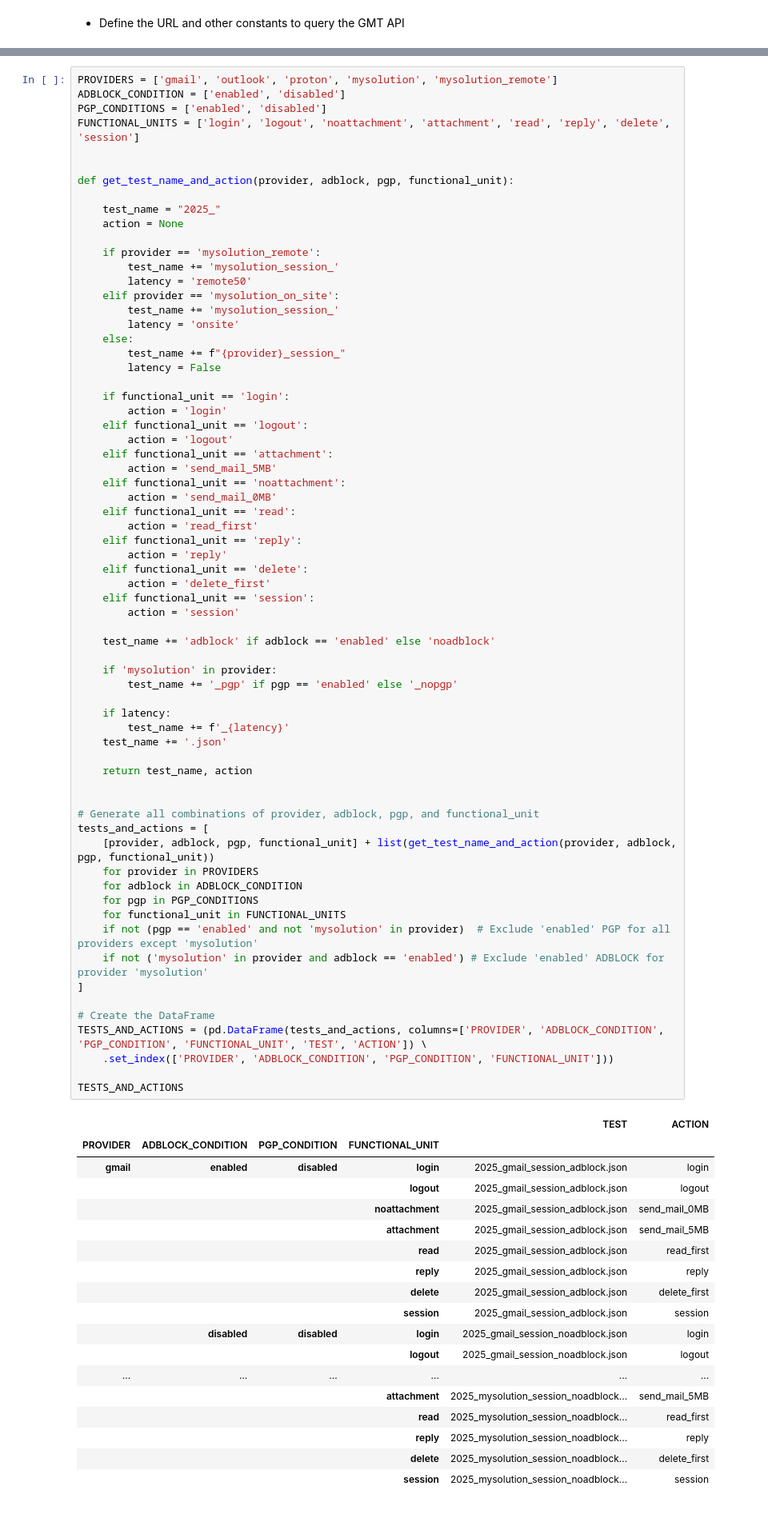
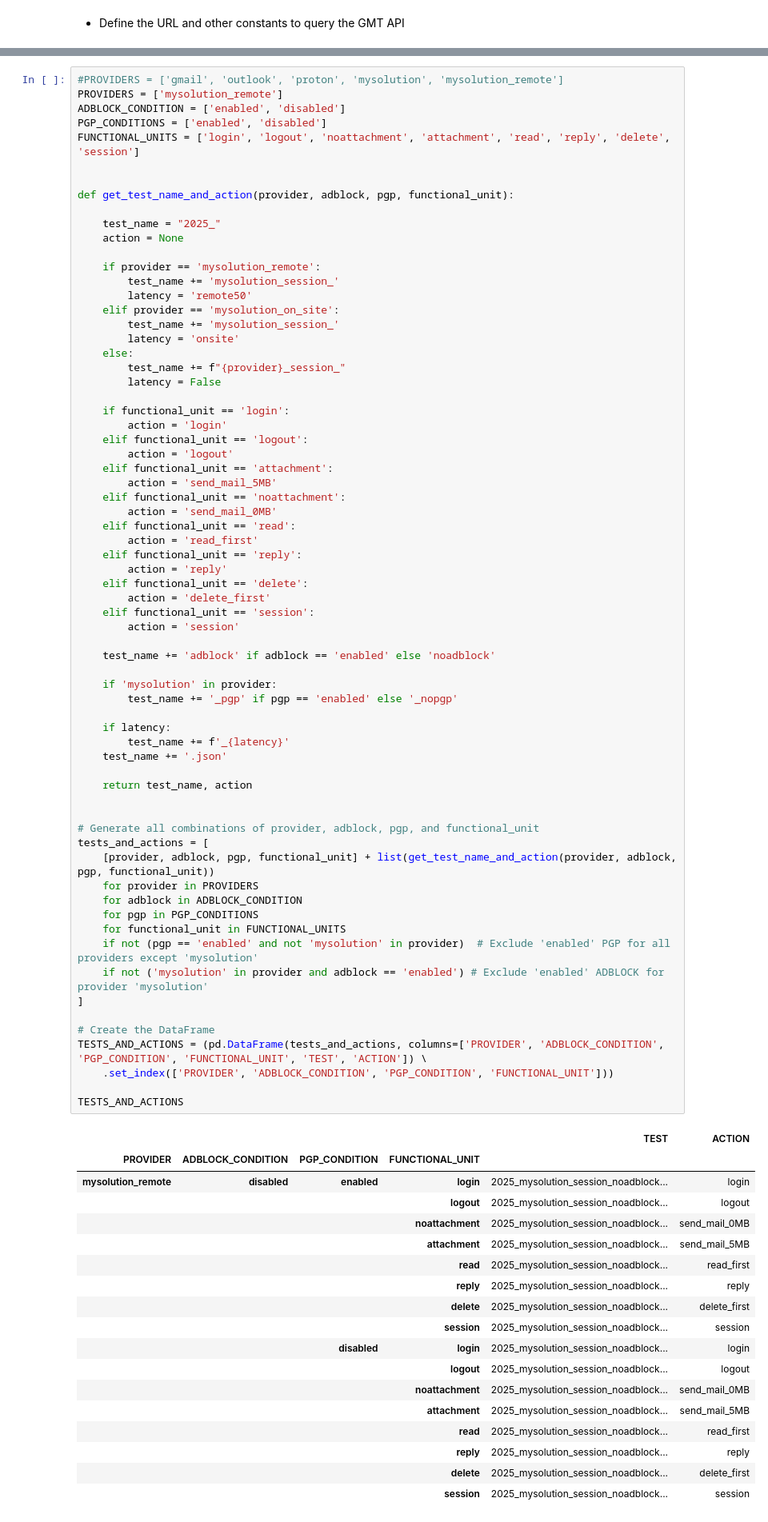
Before and after one commit to ReSP-Lab/2024-loco-security-sustainability-artifact, a Jupyter notebook: notebook/2025_data_preprocessing.ipynb, the cells around one changed output, grey strips where cells are left out. Shown at 80% size. Drawn from its saved outputs; the diff is of its cells as text.

Commit message:
data analysis with new data for remote self hosted solution

```diff
--- a/notebook/2025_data_preprocessing.ipynb
+++ b/notebook/2025_data_preprocessing.ipynb
@@ -142,7 +142,8 @@ def get_measurements(id):
 
     - Considering the 'attachment' functional unit (i.e., send with attachment file) for the 'mysolution' provider with adblock disabled and PGP enabled, we look up the entry `['mysolution', 'disabled', 'enabled', 'attachment']`. This entry directs us to the test name `'2025_mysolution_session_nopgp.json'` and specifies the action to monitor: `'send_mail_5MB'`.
 # %%
-PROVIDERS = ['gmail', 'outlook', 'proton', 'mysolution', 'mysolution_remote']
+#PROVIDERS = ['gmail', 'outlook', 'proton', 'mysolution', 'mysolution_remote']
+PROVIDERS = ['mysolution_remote']
 ADBLOCK_CONDITION = ['enabled', 'disabled']
 PGP_CONDITIONS = ['enabled', 'disabled']
 FUNCTIONAL_UNITS = ['login', 'logout', 'noattachment', 'attachment', 'read', 'reply', 'delete', 'session']
@@ -184,49 +185,49 @@ def get_test_name_and_action(provider, adblock, pgp, functional_unit):
 
     if 'mysolution' in provider:
         test_name += '_pgp' if pgp == 'enabled' else '_nopgp'
 
     if latency:
         test_name += f'_{latency}'
     test_name += '.json'
 
     return test_name, action
 
 
 # Generate all combinations of provider, adblock, pgp, and functional_unit
 tests_and_actions = [
     [provider, adblock, pgp, functional_unit] + list(get_test_name_and_action(provider, adblock, pgp, functional_unit))
     for provider in PROVIDERS
     for adblock in ADBLOCK_CONDITION
     for pgp in PGP_CONDITIONS
     for functional_unit in FUNCTIONAL_UNITS
     if not (pgp == 'enabled' and not 'mysolution' in provider)  # Exclude 'enabled' PGP for all providers except 'mysolution'
     if not ('mysolution' in provider and adblock == 'enabled') # Exclude 'enabled' ADBLOCK for provider 'mysolution'
 ]
 
 # Create the DataFrame
 TESTS_AND_ACTIONS = (pd.DataFrame(tests_and_actions, columns=['PROVIDER', 'ADBLOCK_CONDITION', 'PGP_CONDITION', 'FUNCTIONAL_UNIT', 'TEST', 'ACTION']) \
     .set_index(['PROVIDER', 'ADBLOCK_CONDITION', 'PGP_CONDITION', 'FUNCTIONAL_UNIT']))
 
 TESTS_AND_ACTIONS
 # %% [output]
 |  |  |  |  | TEST | ACTION |
 | PROVIDER | ADBLOCK_CONDITION | PGP_CONDITION | FUNCTIONAL_UNIT |  |  |
-| gmail | enabled | disabled | login | 2025_gmail_session_adblock.json | login |
-|  |  |  | logout | 2025_gmail_session_adblock.json | logout |
-|  |  |  | noattachment | 2025_gmail_session_adblock.json | send_mail_0MB |
-|  |  |  | attachment | 2025_gmail_session_adblock.json | send_mail_5MB |
-|  |  |  | read | 2025_gmail_session_adblock.json | read_first |
-|  |  |  | reply | 2025_gmail_session_adblock.json | reply |
-|  |  |  | delete | 2025_gmail_session_adblock.json | delete_first |
-|  |  |  | session | 2025_gmail_session_adblock.json | session |
-|  | disabled | disabled | login | 2025_gmail_session_noadblock.json | login |
-|  |  |  | logout | 2025_gmail_session_noadblock.json | logout |
-| ... | ... | ... | ... | ... | ... |
+| mysolution_remote | disabled | enabled | login | 2025_mysolution_session_noadblock... | login |
+|  |  |  | logout | 2025_mysolution_session_noadblock... | logout |
+|  |  |  | noattachment | 2025_mysolution_session_noadblock... | send_mail_0MB |
 |  |  |  | attachment | 2025_mysolution_session_noadblock... | send_mail_5MB |
 |  |  |  | read | 2025_mysolution_session_noadblock... | read_first |
 |  |  |  | reply | 2025_mysolution_session_noadblock... | reply |
 |  |  |  | delete | 2025_mysolution_session_noadblock... | delete_first |
 |  |  |  | session | 2025_mysolution_session_noadblock... | session |
+|  |  | disabled | login | 2025_mysolution_session_noadblock... | login |
+|  |  |  | logout | 2025_mysolution_session_noadblock... | logout |
+|  |  |  | noattachment | 2025_mysolution_session_noadblock... | send_mail_0MB |
+|  |  |  | attachment | 2025_mysolution_session_noadblock... | send_mail_5MB |
+|  |  |  | read | 2025_mysolution_session_noadblock... | read_first |
+|  |  |  | reply | 2025_mysolution_session_noadblock... | reply |
+|  |  |  | delete | 2025_mysolution_session_noadblock... | delete_first |
+|  |  |  | session | 2025_mysolution_session_noadblock... | session |
 # %% [markdown]
 - Metadata Collection and Sample Counting :
 
```
Also changed, not shown: parts of 2 cells of this notebook, 4 other files.
